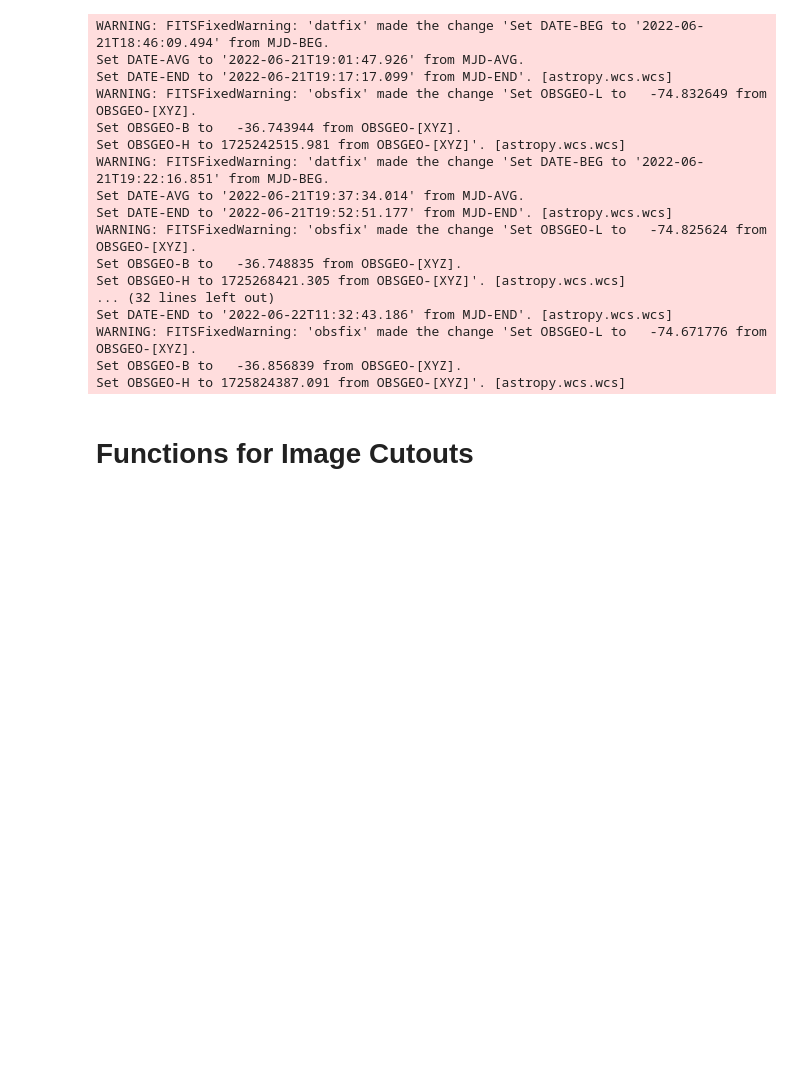
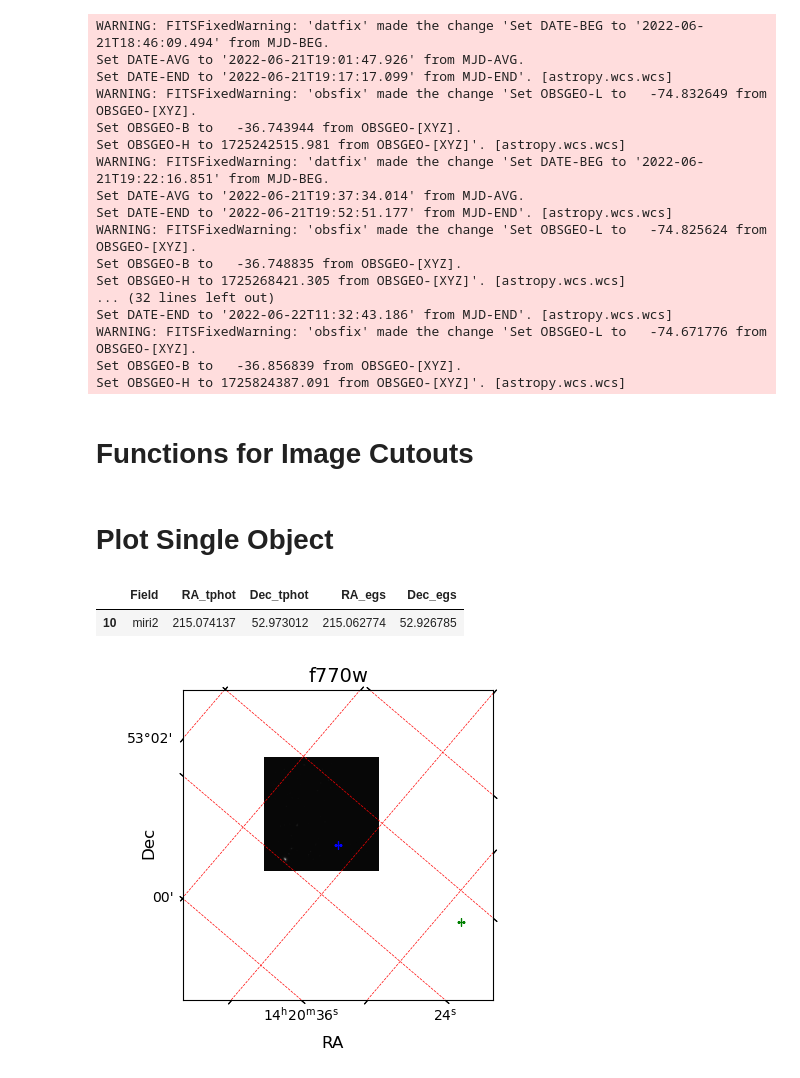
Before and after one commit to parallax-xallaraq/AGNerds, a Jupyter notebook: JWST_AGN_proj2/ImgCuts_duplicates_tphot-egs.ipynb, the cells around one changed output. Saved outputs shown, nothing was run; the diff lists cells and outputs as text; code cells hidden in the pictures; blank space fills up the shorter version.

Commit message:
add cross marks using coord

```diff
--- a/JWST_AGN_proj2/ImgCuts_duplicates_tphot-egs.ipynb
+++ b/JWST_AGN_proj2/ImgCuts_duplicates_tphot-egs.ipynb
@@ -75,17 +75,14 @@ Set OBSGEO-H to 1725824387.091 from OBSGEO-[XYZ]'. [astropy.wcs.wcs]
 # Functions for Image Cutouts
 # %%
 def GetCutout(
-    ra,     # right ascension [deg]
-    dec,    # declination [deg]
+    coord,  # center sky coordinate
     wcs,    # World Coordinate System
     data,   # image data
     dl=50   # cutout size
 ):
     # get position on sky
-    coord = SkyCoord(ra*u.degree,dec*u.degree)
     x, y = wcs.world_to_pixel(coord)
     # make cutout
-    dl = 50
     cutout = Cutout2D(data, position=(x,y), size=(dl,dl), wcs=wcs, mode='partial')
     return(cutout)
 # %%
@@ -94,6 +91,7 @@ def PlotCutout(
     cutout,
     center, # dl/2
     title,  # title
+    marks=[],   # add markers to these coordinantes
     useNorm=None,
     showGrid=False
 ) :
@@ -107,11 +105,18 @@ def PlotCutout(
     # hide axis lables
     ax.set_xlabel(' ')
     ax.set_ylabel(' ')
-    # mark center coord
-    circle = plt.Circle((center,center), 10, fc=(0,0,0,0), ec="red")
-    ax.add_patch(circle)
+
+    if(len(marks)==2):
+        ax.plot_coord(marks[0], "+", color="blue")
+        ax.plot_coord(marks[1], "+", color="green")
+    else:
+        # circle center coord
+        circle = plt.Circle((center,center), 10, fc=(0,0,0,0), ec="red")
+        ax.add_patch(circle)
+
     # set title
     ax.set_title(title,fontsize=14)
+
     # plot image
     if(useNorm == None) :
         ax.imshow(cutout.data, origin='lower', cmap='gray')
@@ -208,0 +224,40 @@ def MakePlotOfSrc_ThreeBands(
+# %% [markdown]
+# Plot Single Object
+# %%
+# example source
+i = 10
+display(df_galaxyCoordinants.iloc[[i]])
+
+field_i = int(df_galaxyCoordinants.at[i,'Field'] [-1])
+coord_t = SkyCoord(df_galaxyCoordinants.at[i,'RA_tphot']*u.degree, df_galaxyCoordinants.at[i,'Dec_tphot']*u.degree)
+coord_e = SkyCoord(df_galaxyCoordinants.at[i,'RA_egs']*u.degree, df_galaxyCoordinants.at[i,'Dec_egs']*u.degree)
+
+MakePlotOfSrc_OneBand(
+    coord = coord_t,
+    wcs = miri[field_i]['f770w']['wcs'],    # World Coordinate System
+    data = miri[field_i]['f770w']['data'],   # image data
+    band = 'f770w',   # title of subplot
+    title = '',  # plot title
+    marks=[coord_t, coord_e],   # add markers to these coordinantes. format [(RA1,DEC1),(RA2,DEC2),...]
+    useNorm=None,   # normalization percent interval
+    showGrid=True,
+    dl=4000,  # cutout size
+    fileName=''     # name and path of file to save to
+)
+
+# MakePlotOfSrc_OneBand(
+#     coord = coord_t,
+#     wcs = miri[2]['f770w']['wcs'],    # World Coordinate System
+#     data = miri[2]['f770w']['data'],   # image data
+#     band = 'f770w',   # title of subplot
+#     title = '',  # plot title
+#     marks=[coord_t, coord_e],   # add markers to these coordinantes. format [(RA1,DEC1),(RA2,DEC2),...]
+#     useNorm=None,   # normalization percent interval
+#     showGrid=True,
+#     dl=30000,  # cutout size
+#     fileName=''     # name and path of file to save to
+# )
+# %% [output]
+|  | Field | RA_tphot | Dec_tphot | RA_egs | Dec_egs |
+| 10 | miri2 | 215.074137 | 52.973012 | 215.062774 | 52.926785 |
+[figure, added]
```
Also changed, not shown: parts of 3 cells of this notebook.
